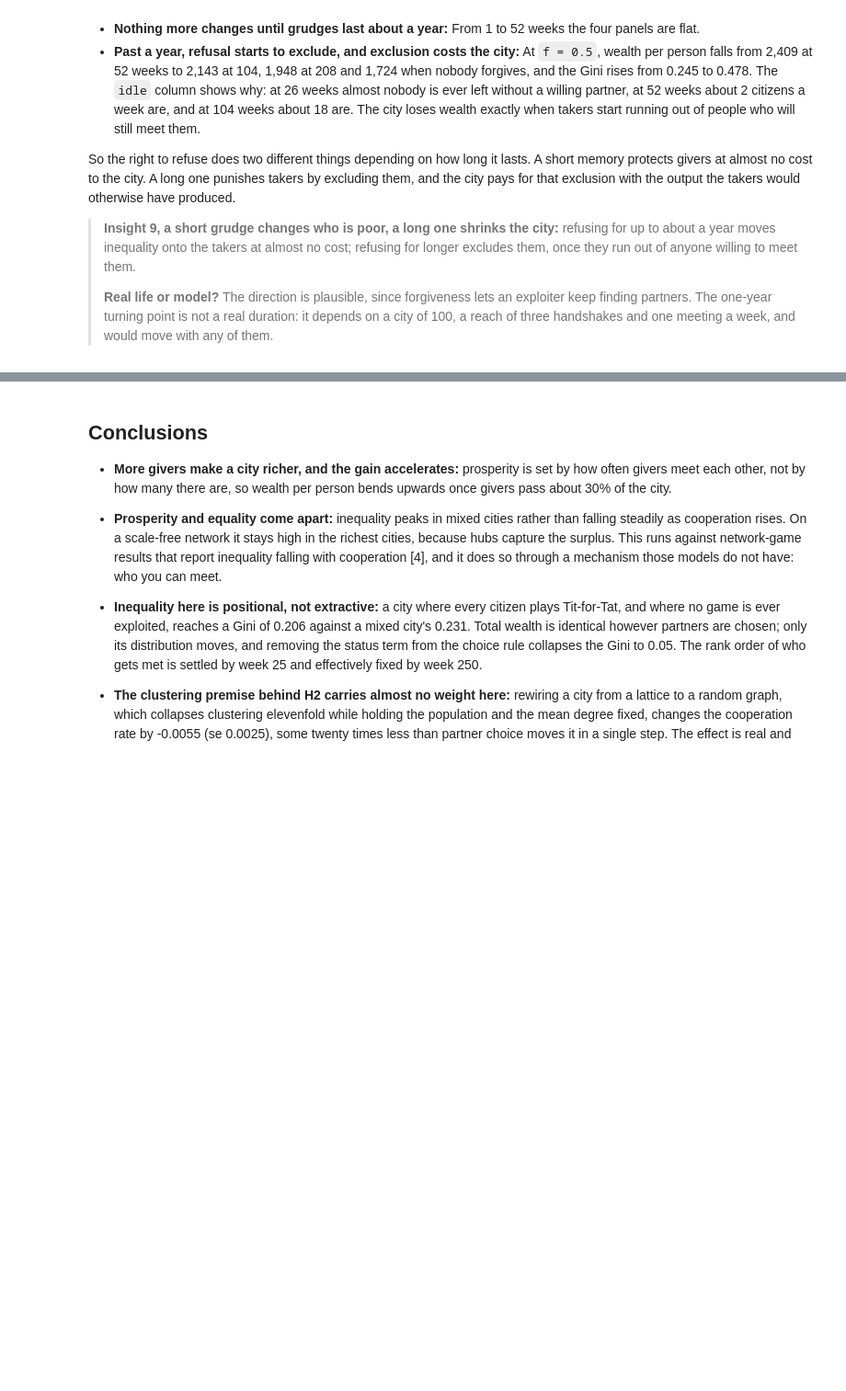
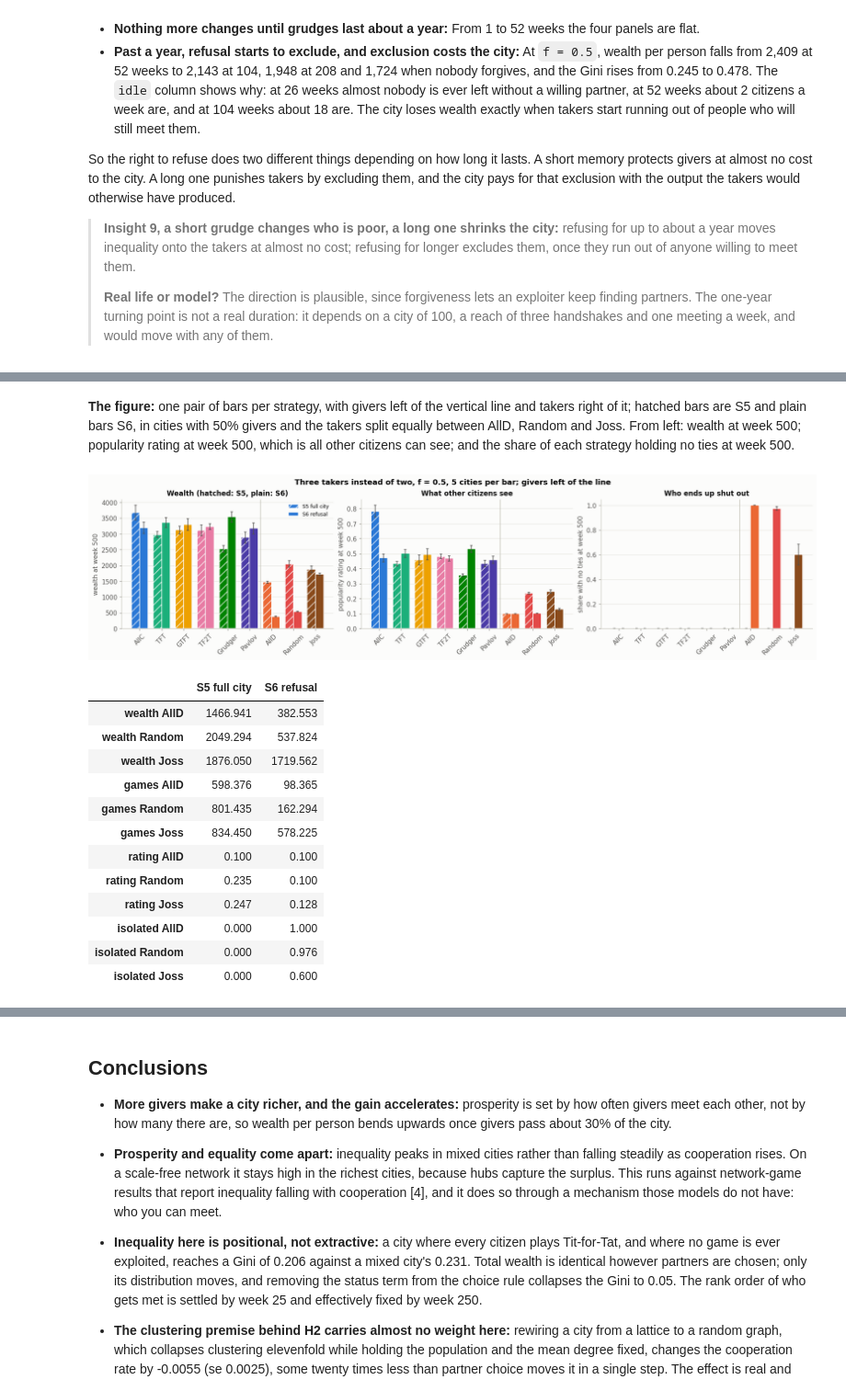
Before and after one commit to Precipicee/cits4403-project, a Jupyter notebook: notebooks/Project.ipynb, the cells around one changed output, grey strips where cells are left out. Shown at 92% size. Drawn from its saved outputs; the diff is of its cells as text; code cells hidden in the pictures; blank space fills up the shorter version.

```diff
--- a/notebooks/Project.ipynb
+++ b/notebooks/Project.ipynb
@@ -1319,0 +1384,54 @@ So the right to refuse does two different things depending on how long it lasts.
+# %% [markdown]
+**The figure:** one pair of bars per strategy, with givers left of the vertical line and takers right of it; hatched bars are S5 and plain bars S6, in cities with 50% givers and the takers split equally between AllD, Random and Joss. From left: wealth at week 500; popularity rating at week 500, which is all other citizens can see; and the share of each strategy holding no ties at week 500.
+# %%
+# A third kind of taker, mixed in equally with AllD and Random, at f = 0.5.
+THREE_TAKERS = {"population.taker_composition": {"alld": 1.0, "random": 1.0, "joss": 1.0}}
+JOSS_SCENARIOS = {"S5 full city": ("M4", THREE_TAKERS), "S6 refusal": ("M5", THREE_TAKERS)}
+joss = R.sweep(JOSS_SCENARIOS, [0.5], n_seeds=N_SEEDS, instruments=("core", "snapshot"),
+                workers=WORKERS, **SETTINGS)
+KEYS = ["allc", "tft", "gtft", "tf2t", "grudger", "pavlov", "alld", "random", "joss"]
+
+fig, axes = plt.subplots(1, 3, figsize=(16, 4))
+width = 0.38
+x = np.arange(len(KEYS))
+for k, (name, hatch) in enumerate([("S5 full city", "//"), ("S6 refusal", None)]):
+    rows = joss[joss["scenario"] == name]
+    for ax, measure in zip(axes, ["wealth", "rating", "isolated"]):
+        values = [rows[f"{measure}_{key}"].mean() for key in KEYS]
+        errors = [rows[f"{measure}_{key}"].sem() for key in KEYS]
+        ax.bar(x + (k - 0.5) * width, values, width, yerr=errors, capsize=2, hatch=hatch,
+               color=[P.STRATEGY_COLOURS[key] for key in KEYS], edgecolor=P.SURFACE, label=name,
+               error_kw={"ecolor": P.INK_2, "elinewidth": 1})
+for ax, label in zip(axes, ["wealth at week 500", "popularity rating at week 500",
+                            "share with no ties at week 500"]):
+    ax.set_xticks(x, [P.STRATEGY_LABELS[key] for key in KEYS], rotation=45)
+    ax.set_ylabel(label)
+    ax.axvline(5.5, color=P.AXIS, linewidth=1)
+    ax.grid(axis="x", visible=False)
+axes[0].legend(fontsize=8, loc="upper right")
+axes[0].set_title("Wealth (hatched: S5, plain: S6)")
+axes[1].set_title("What other citizens see")
+axes[2].set_title("Who ends up shut out")
+fig.suptitle(f"Three takers instead of two, f = 0.5, {N_SEEDS} cities per bar; givers left of the line",
+             fontweight="bold")
+P.save(fig, "joss")
+plt.show()
+
+pd.DataFrame({name: {f"{measure} {P.STRATEGY_LABELS[key]}": joss[joss["scenario"] == name][f"{measure}_{key}"].mean()
+                     for measure in ["wealth", "games", "rating", "isolated"] for key in ["alld", "random", "joss"]}
+              for name in JOSS_SCENARIOS}).round(3)
+# %% [output]
+[figure, added]
+|  | S5 full city | S6 refusal |
+| wealth AllD | 1466.941 | 382.553 |
+| wealth Random | 2049.294 | 537.824 |
+| wealth Joss | 1876.050 | 1719.562 |
+| games AllD | 598.376 | 98.365 |
+| games Random | 801.435 | 162.294 |
+| games Joss | 834.450 | 578.225 |
+| rating AllD | 0.100 | 0.100 |
+| rating Random | 0.235 | 0.100 |
+| rating Joss | 0.247 | 0.128 |
+| isolated AllD | 0.000 | 1.000 |
+| isolated Random | 0.000 | 0.976 |
+| isolated Joss | 0.000 | 0.600 |
```
Also changed, not shown: parts of 6 cells of this notebook.
